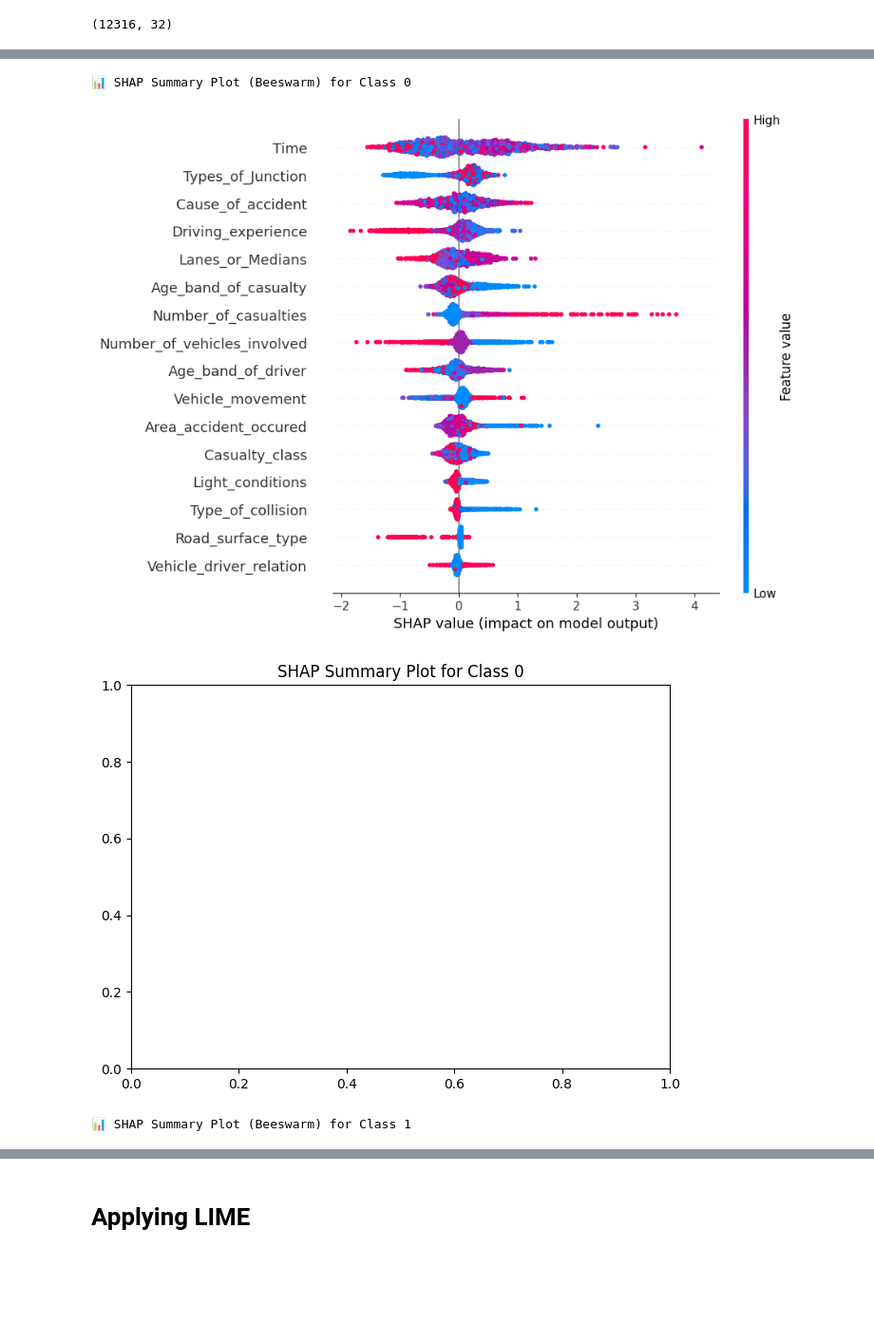
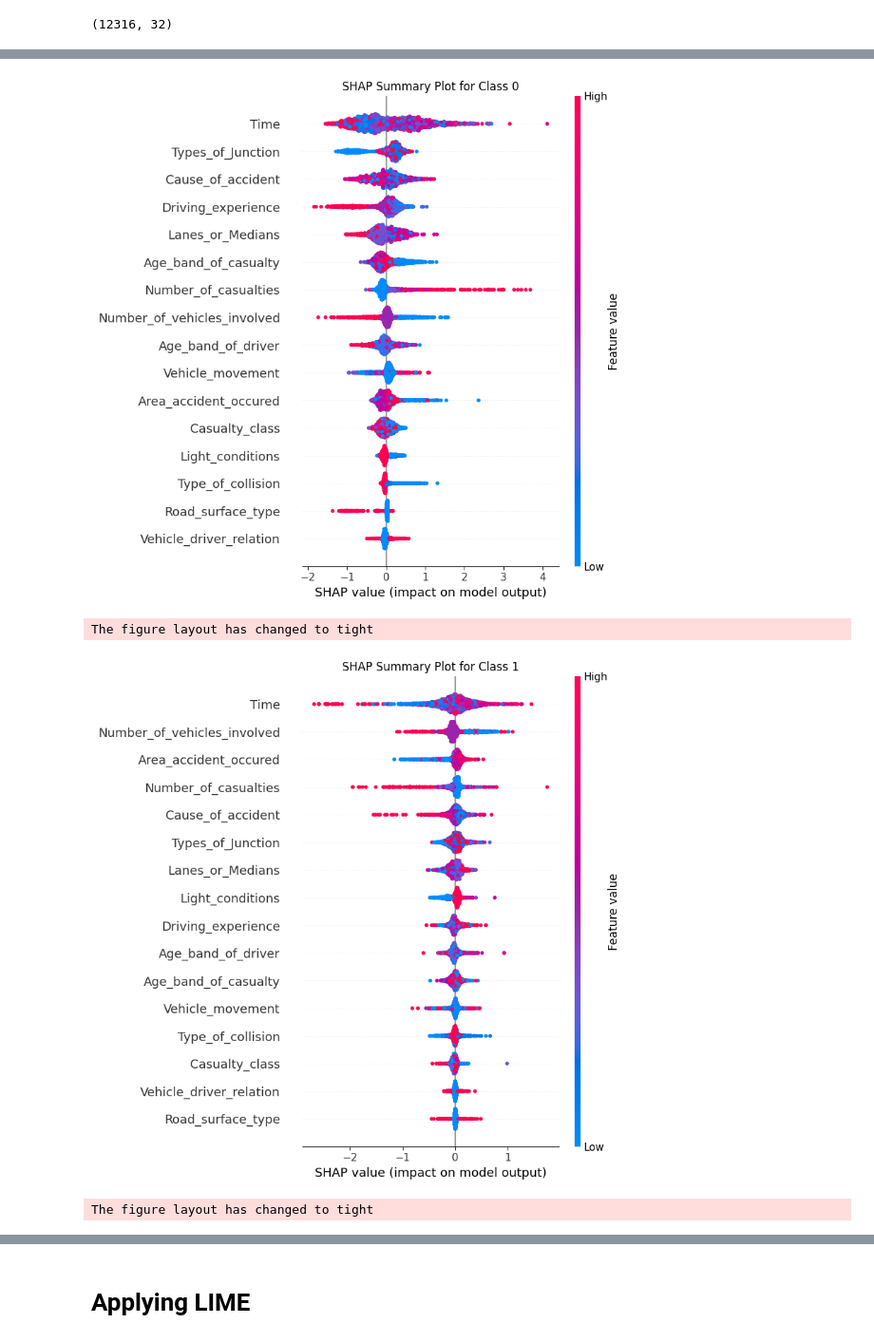
Before and after one commit to Shamamollick/C-.net, a Jupyter notebook: shap-rta-dataset.ipynb, the cells around one changed output, grey strips where cells are left out. Shown at 95% size. Drawn from its saved outputs; the diff is of its cells as text; code cells hidden in the pictures; blank space fills up the shorter version.

Commit message:
Kaggle Notebook | shap Rta dataset | Version 4

```diff
--- a/shap-rta-dataset.ipynb
+++ b/shap-rta-dataset.ipynb
@@ -53,66 +81,33 @@ df.shape
 # %%
-import pandas as pd
-import shap
-import xgboost as xgb
-import matplotlib.pyplot as plt
-from sklearn.model_selection import train_test_split
-from sklearn.preprocessing import LabelEncoder
-
-# Load dataset
-df = pd.read_csv('/kaggle/input/road-traffic-accidents/RTA Dataset.csv')
-
-# Selected features and target
-selected_features = ['Time', 'Number_of_casualties', 'Number_of_vehicles_involved',
-                     'Light_conditions', 'Age_band_of_casualty', 'Type_of_collision',
-                     'Age_band_of_driver', 'Road_surface_type', 'Vehicle_driver_relation',
-                     'Driving_experience', 'Area_accident_occured', 'Lanes_or_Medians',
-                     'Casualty_class', 'Cause_of_accident', 'Types_of_Junction',
-                     'Vehicle_movement']
-target_column = 'Accident_severity'
-
-# Drop missing values
-df = df[selected_features + [target_column]].dropna()
-
-# Encode categorical features
-le = LabelEncoder()
-for col in df.columns:
-    if df[col].dtype == 'object':
-        df[col] = le.fit_transform(df[col].astype(str))
-
 # Define features and target
 X = df[selected_features]
 y = df[target_column]
 
 # Train-test split
 X_train, X_test, y_train, y_test = train_test_split(X, y, test_size=0.2, random_state=42)
 
 # Train XGBoost model
 model = xgb.XGBClassifier(use_label_encoder=False, eval_metric='mlogloss')
 model.fit(X_train, y_train)
 
 # SHAP explanation
 explainer = shap.Explainer(model, X_train)
 shap_values = explainer(X_test)
 
-# Number of classes
-num_classes = shap_values.values.shape[2]
-
-# Plot SHAP summary for each class
-for class_index in range(num_classes):
-    class_shap = shap.Explanation(
-        values=shap_values.values[:, :, class_index],
-        base_values=shap_values.base_values[:, class_index],
-        data=shap_values.data,
-        feature_names=shap_values.feature_names
+# Plot SHAP summary for each class using legacy API to allow plt.title
+for class_index in range(shap_values.values.shape[2]):
+    shap.summary_plot(
+        shap_values.values[:, :, class_index],  # SHAP values for this class
+        X_test,                                 # Data used
+        feature_names=shap_values.feature_names,
+        plot_type="dot",                        # Beeswarm plot
+        show=False                              # Don't display yet
     )
-
-    print(f"\n📊 SHAP Summary Plot (Beeswarm) for Class {class_index}")
-    shap.plots.beeswarm(class_shap, max_display=16)
-    plt.title(f"SHAP Summary Plot for Class {class_index}")
+    plt.title(f"SHAP Summary Plot for Class {class_index}")  # Add title manually
     plt.tight_layout()
     plt.show()
 # %% [output]
+[figure, new version]
-📊 SHAP Summary Plot (Beeswarm) for Class 0
+The figure layout has changed to tight
-[figure, old version]
-[figure, old version]
+[figure, new version]
-📊 SHAP Summary Plot (Beeswarm) for Class 1
+The figure layout has changed to tight
```
Also changed, not shown: parts of 13 cells of this notebook.
